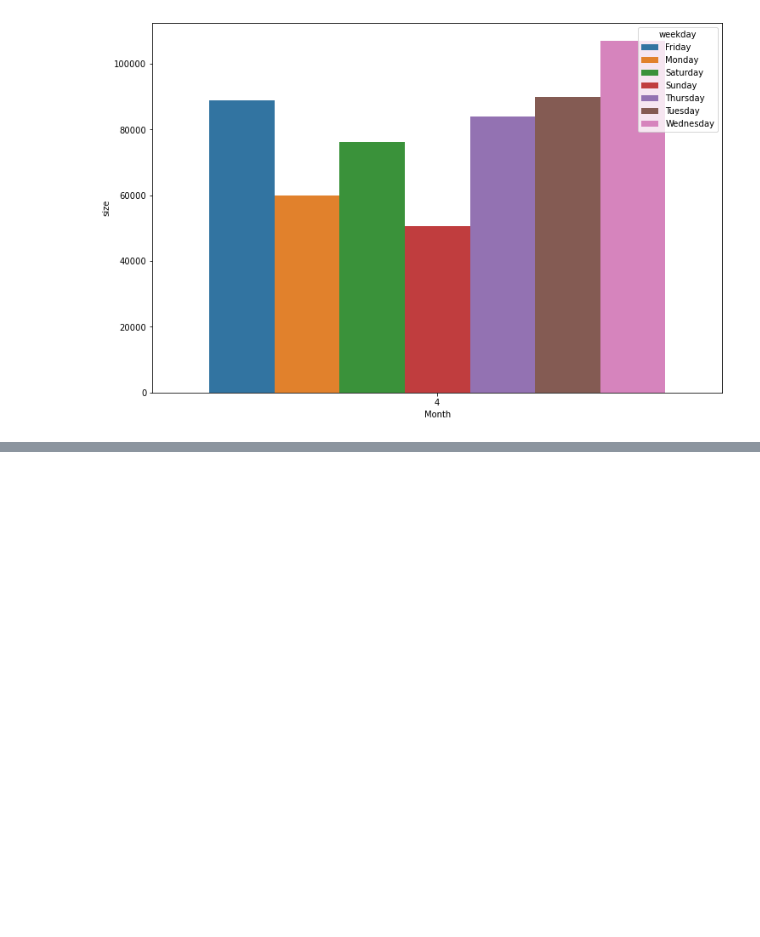
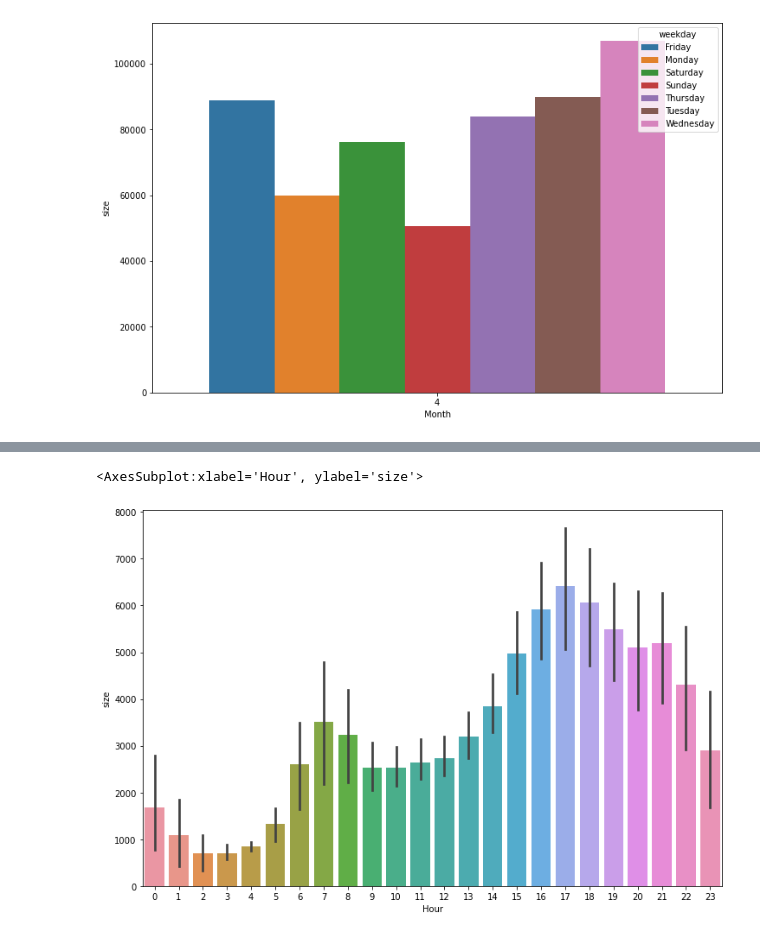
Before and after one commit to Adikharche19/uberrides_analysis, a Jupyter notebook: uberdata.ipynb, the cells around one changed output, grey strips where cells are left out. Saved outputs shown, nothing was run; the diff lists cells and outputs as text; code cells hidden in the pictures; blank space fills up the shorter version.

Commit message:
Plot new charts

```diff
--- a/uberdata.ipynb
+++ b/uberdata.ipynb
@@ -140,0 +174,2 @@ sns.barplot(x='Month',y='size',hue='weekday',data=temp)
+# %%
+hourdata=uberride.groupby(['Hour'],as_index=False).size()
@@ -140,0 +196,8 @@ sns.barplot(x='Month',y='size',hue='weekday',data=temp)
+# %%
+#To zoom in the chart
+plt.figure(figsize=(12,8))
+#plot the bar chart
+sns.barplot(x='Hour',y='size',data=hourdata)
+# %% [output]
+<AxesSubplot:xlabel='Hour', ylabel='size'>
+[figure, added]
```
Also changed, not shown: parts of 7 cells of this notebook.
